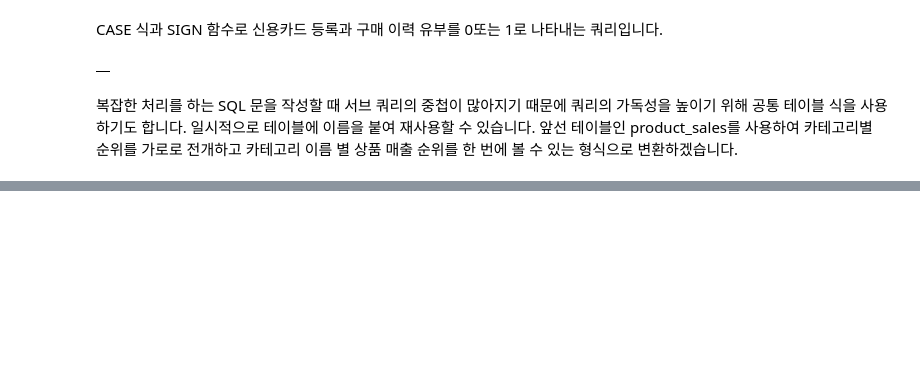
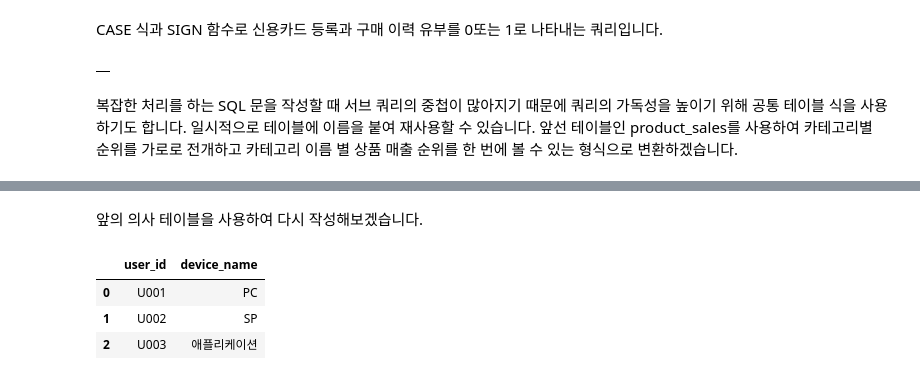
Before and after one commit to yhp2205/SQL, a Jupyter notebook: ch_8.ipynb, the cells around one changed output, grey strips where cells are left out. Saved outputs shown, nothing was run; the diff lists cells and outputs as text; code cells hidden in the pictures; blank space fills up the shorter version.

```diff
--- a/ch_8.ipynb
+++ b/ch_8.ipynb
@@ -324,0 +376,25 @@ ROW_NUMBER 로 카테고리별 순위를 붙이고 CTE구문('WITH <테이블이
+# %% [markdown]
+앞의 의사 테이블을 사용하여 다시 작성해보겠습니다.
+# %%
+%%bigquery --project mygcpproject-340112
+  -- 8.10 의사 테이블을 사용해 코드를 레이블로 변환하는 쿼리
+WITH
+mst_devices AS (
+            SELECT 1 AS device_id, 'PC' AS device_name
+  UNION ALL SELECT 2 AS device_id, 'SP' AS device_name
+  UNION ALL SELECT 3 AS device_id, '애플리케이션' AS device_name
+)
+SELECT
+    u.user_id
+  , d.device_name
+FROM
+    sqldata.mst_users AS u
+  LEFT JOIN
+    mst_devices AS d
+    ON u.register_device = d.device_id
+;
+# %% [output]
+|  | user_id | device_name |
+| 0 | U001 | PC |
+| 1 | U002 | SP |
+| 2 | U003 | 애플리케이션 |
```
Also changed, not shown: parts of 12 cells of this notebook.
